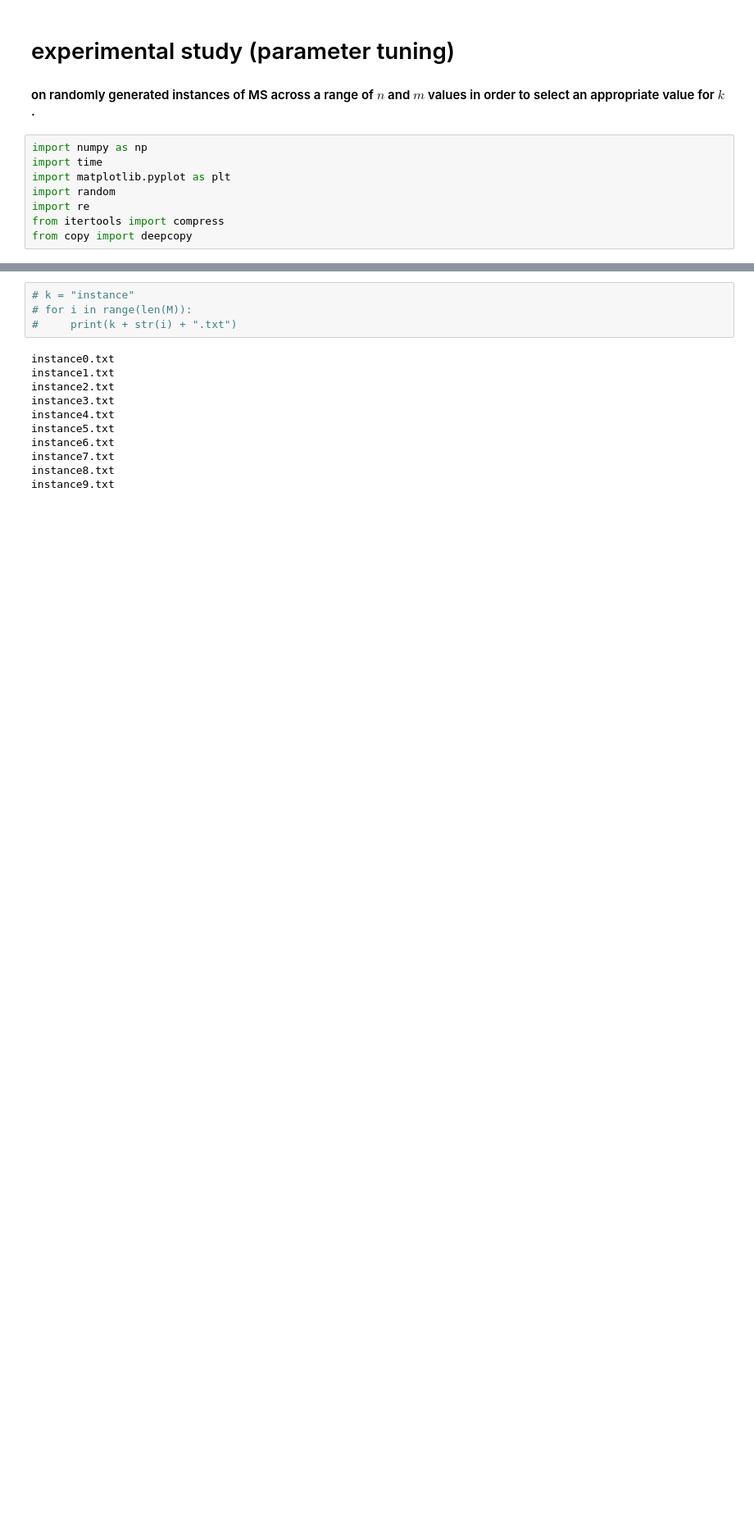
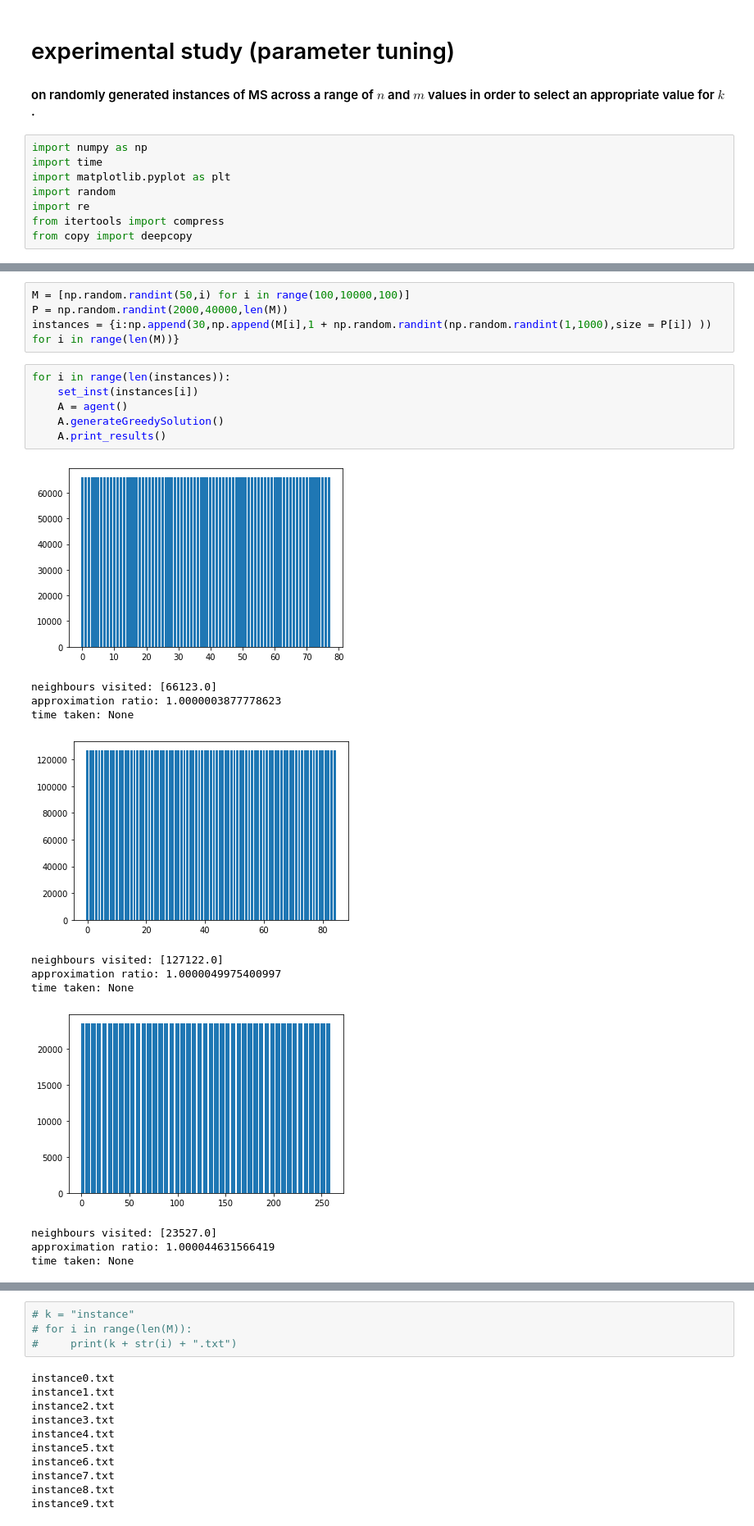
Before and after one commit to Swanchris/AAH-Group-Project, a Jupyter notebook: GLS_parameter_tuning.ipynb, the cells around one changed output, grey strips where cells are left out. Shown at 82% size. Saved outputs shown, nothing was run; the diff lists cells and outputs as text; blank space fills up the shorter version.

```diff
--- a/GLS_parameter_tuning.ipynb
+++ b/GLS_parameter_tuning.ipynb
@@ -137,0 +253,23 @@ time taken: None
+# %%
+M = [np.random.randint(50,i) for i in range(100,10000,100)]
+P = np.random.randint(2000,40000,len(M))
+instances = {i:np.append(30,np.append(M[i],1 + np.random.randint(np.random.randint(1,1000),size = P[i]) )) for i in range(len(M))}
+# %%
+for i in range(len(instances)):
+    set_inst(instances[i])
+    A = agent()
+    A.generateGreedySolution()
+    A.print_results()
+# %% [output]
+[figure, added]
+neighbours visited: [66123.0]
+approximation ratio: 1.0000003877778623
+time taken: None
+[figure, added]
+neighbours visited: [127122.0]
+approximation ratio: 1.0000049975400997
+time taken: None
+[figure, added]
+neighbours visited: [23527.0]
+approximation ratio: 1.000044631566419
+time taken: None
```
Also changed, not shown: parts of 24 cells of this notebook, 10 other files.
